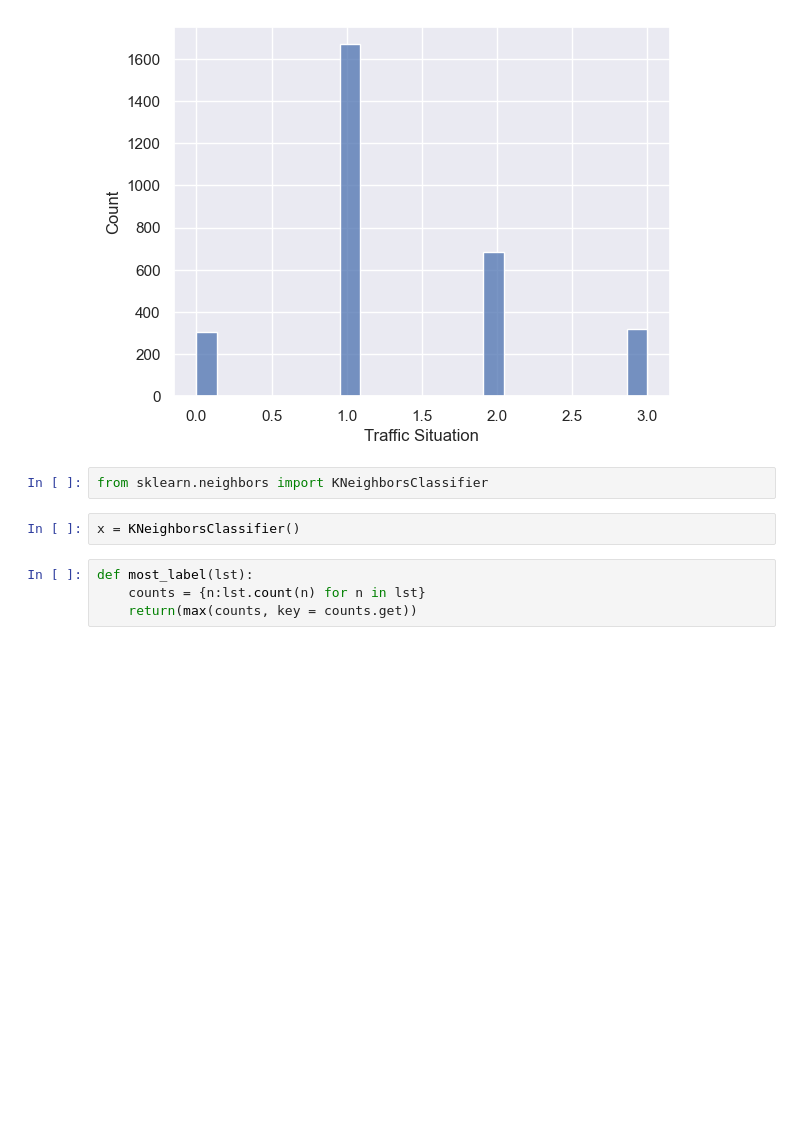
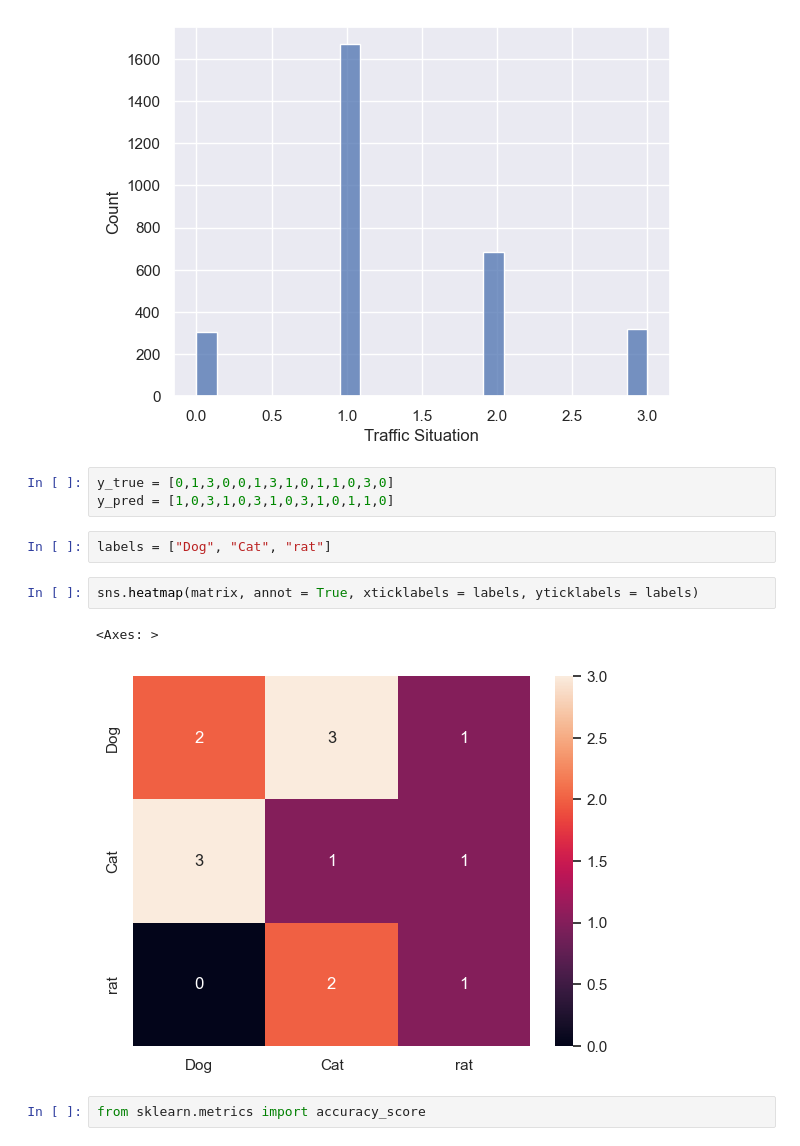
Before and after one commit to Kazeem-Bello/Traffic-Analysis, a Jupyter notebook: assignment.ipynb, the cells around one changed output. Cells and saved outputs as stored; diff of their text form; blank space fills up the shorter version.

```diff
--- a/assignment.ipynb
+++ b/assignment.ipynb
@@ -246,11 +246,15 @@ sns.histplot(traffic_df, x = "Traffic Situation")
 # %% [output]
 <Axes: xlabel='Traffic Situation', ylabel='Count'>
 [figure]
+# %%
+y_true = [0,1,3,0,0,1,3,1,0,1,1,0,3,0]
+y_pred = [1,0,3,1,0,3,1,0,3,1,0,1,1,0]
+# %%
+labels = ["Dog", "Cat", "rat"]
+# %%
+sns.heatmap(matrix, annot = True, xticklabels = labels, yticklabels = labels)
+# %% [output]
+<Axes: >
+[figure, added]
 # %%
-from sklearn.neighbors import KNeighborsClassifier
+from sklearn.metrics import accuracy_score
-# %%
-x = KNeighborsClassifier()
-# %%
-def most_label(lst):
-    counts = {n:lst.count(n) for n in lst}
-    return(max(counts, key = counts.get))
```
Also changed, not shown: parts of 17 cells of this notebook, 1 other file.
